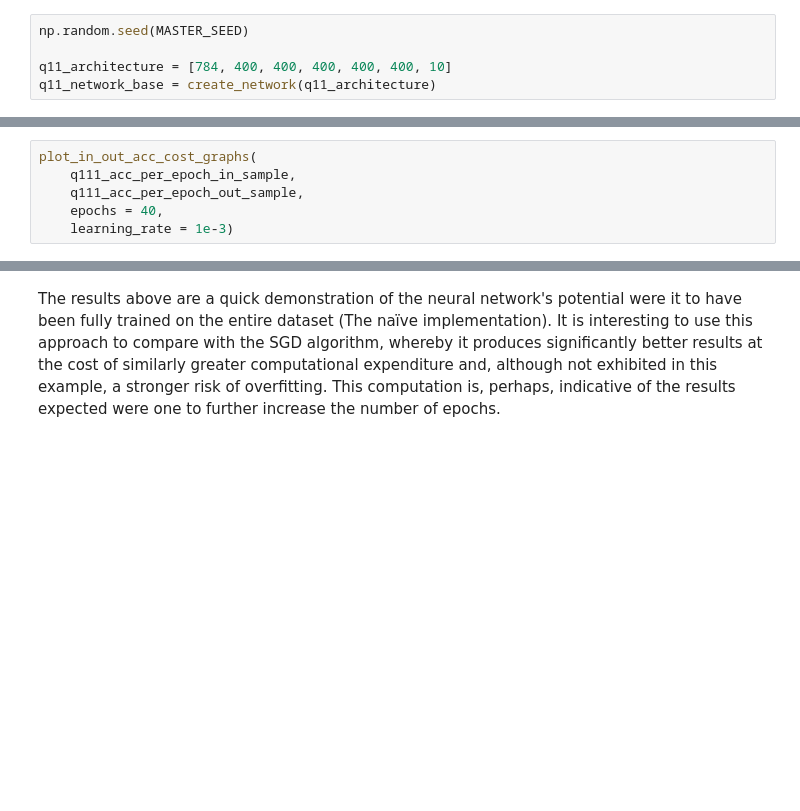
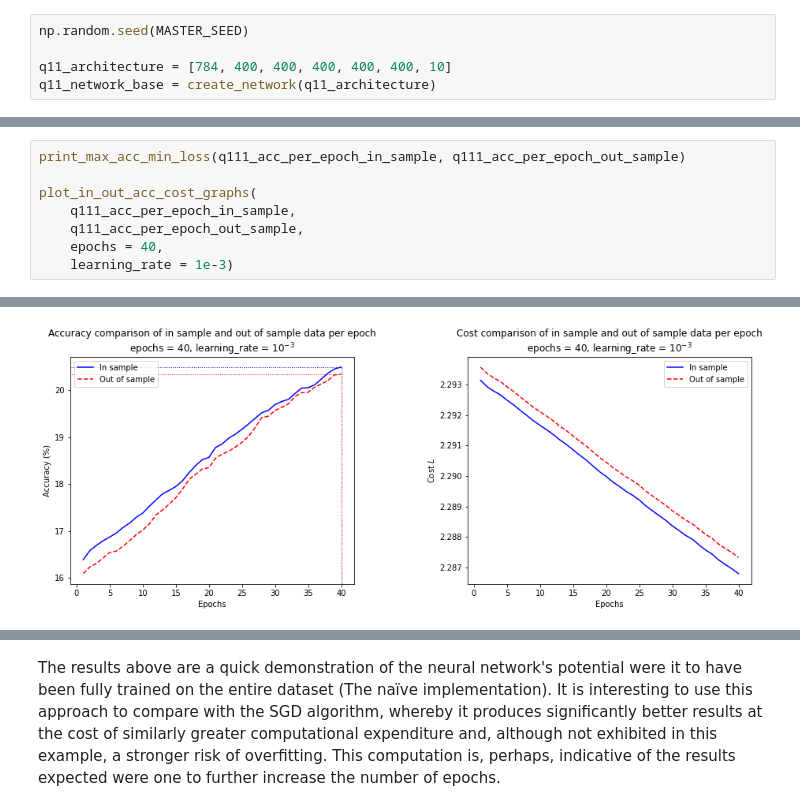
Before and after one commit to CaetanoGenete/Data-Sci-CW2, a Jupyter notebook: src/Genete-Visan01730012_CW2.ipynb, the cells around one changed output, grey strips where cells are left out. Drawn from its saved outputs; the diff is of its cells as text; blank space fills up the shorter version.

```diff
--- a/src/Genete-Visan01730012_CW2.ipynb
+++ b/src/Genete-Visan01730012_CW2.ipynb
@@ -604,4 +620,6 @@ def plot_in_out_acc_cost_graphs(in_sample_data, out_sample_data, epochs, learnin
 # %%
+print_max_acc_min_loss(q111_acc_per_epoch_in_sample, q111_acc_per_epoch_out_sample)
+
 plot_in_out_acc_cost_graphs(
     q111_acc_per_epoch_in_sample,
     q111_acc_per_epoch_out_sample,
@@ -611,0 +633 @@ NameError: name 'plot_in_out_acc_cost_graphs' is not defined
+[figure, added]
```
Also changed, not shown: parts of 65 cells of this notebook, 6 other files.
